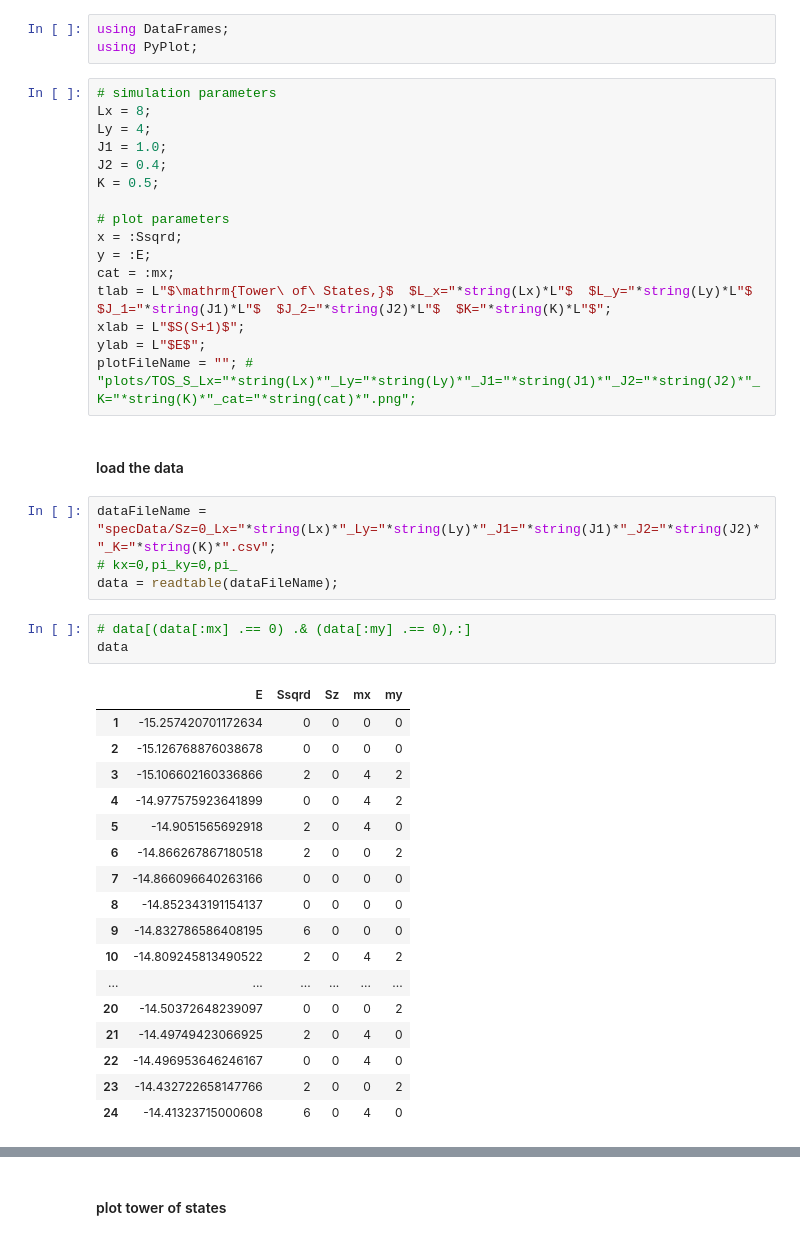
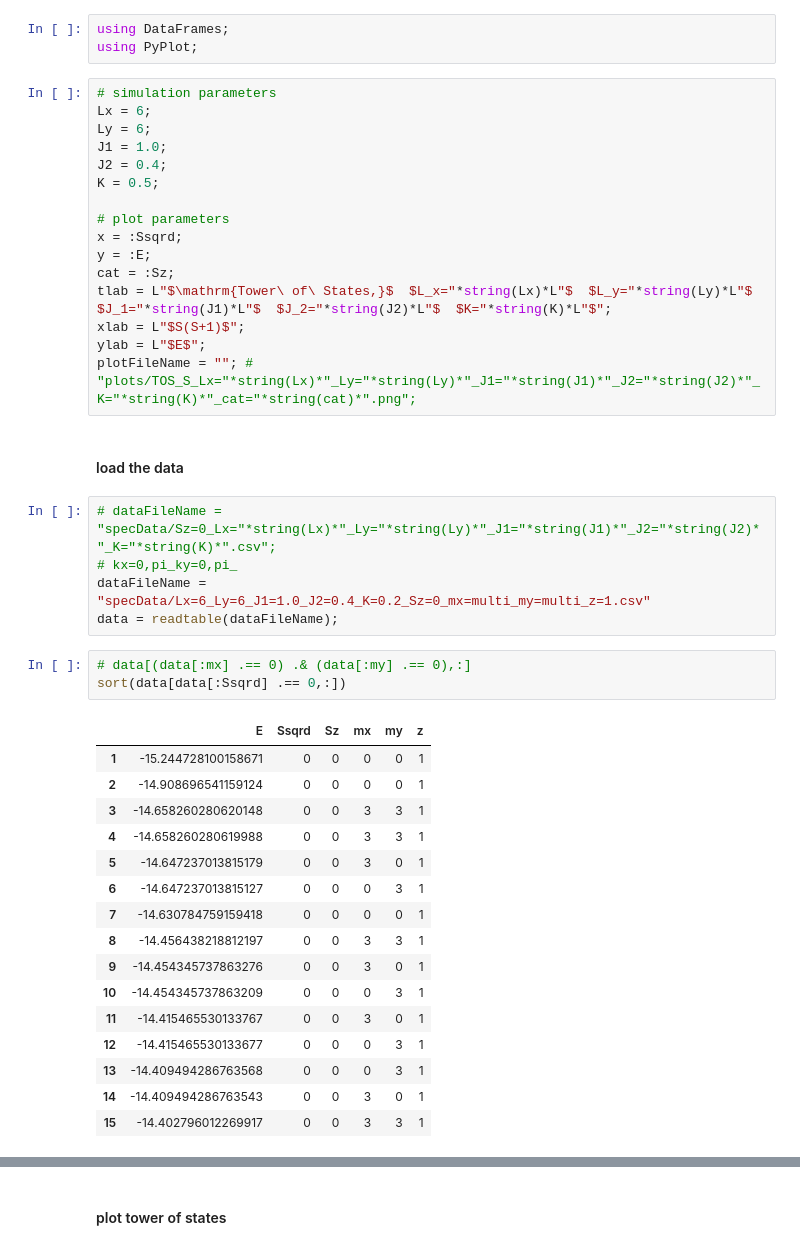
Before and after one commit to aormorningstar/HeisenbergED, a Jupyter notebook: analyseSpectralData.ipynb, the cells around one changed output, grey strips where cells are left out. Drawn from its saved outputs; the diff is of its cells as text.

```diff
--- a/analyseSpectralData.ipynb
+++ b/analyseSpectralData.ipynb
@@ -7,8 +7,8 @@ using DataFrames;
 using PyPlot;
 # %%
 # simulation parameters
-Lx = 8;
-Ly = 4;
+Lx = 6;
+Ly = 6;
 J1 = 1.0;
 J2 = 0.4;
 K = 0.5;
@@ -16,7 +16,7 @@ K = 0.5;
 # plot parameters
 x = :Ssqrd;
 y = :E;
-cat = :mx;
+cat = :Sz;
 tlab = L"$\mathrm{Tower\ of\ States,}$  $L_x="*string(Lx)*L"$  $L_y="*string(Ly)*L"$  $J_1="*string(J1)*L"$  $J_2="*string(J2)*L"$  $K="*string(K)*L"$";
 xlab = L"$S(S+1)$";
 ylab = L"$E$";
@@ -24,27 +24,27 @@ plotFileName = ""; # "plots/TOS_S_Lx="*string(Lx)*"_Ly="*string(Ly)*"_J1="*strin
 # %% [markdown]
 #### load the data
 # %%
-dataFileName = "specData/Sz=0_Lx="*string(Lx)*"_Ly="*string(Ly)*"_J1="*string(J1)*"_J2="*string(J2)*"_K="*string(K)*".csv";
+# dataFileName = "specData/Sz=0_Lx="*string(Lx)*"_Ly="*string(Ly)*"_J1="*string(J1)*"_J2="*string(J2)*"_K="*string(K)*".csv";
 # kx=0,pi_ky=0,pi_
+dataFileName = "specData/Lx=6_Ly=6_J1=1.0_J2=0.4_K=0.2_Sz=0_mx=multi_my=multi_z=1.csv"
 data = readtable(dataFileName);
 # %%
 # data[(data[:mx] .== 0) .& (data[:my] .== 0),:]
-data
+sort(data[data[:Ssqrd] .== 0,:])
 # %% [output]
-|  | E | Ssqrd | Sz | mx | my |
-| 1 | -15.257420701172634 | 0 | 0 | 0 | 0 |
-| 2 | -15.126768876038678 | 0 | 0 | 0 | 0 |
-| 3 | -15.106602160336866 | 2 | 0 | 4 | 2 |
-| 4 | -14.977575923641899 | 0 | 0 | 4 | 2 |
-| 5 | -14.9051565692918 | 2 | 0 | 4 | 0 |
-| 6 | -14.866267867180518 | 2 | 0 | 0 | 2 |
-| 7 | -14.866096640263166 | 0 | 0 | 0 | 0 |
-| 8 | -14.852343191154137 | 0 | 0 | 0 | 0 |
-| 9 | -14.832786586408195 | 6 | 0 | 0 | 0 |
-| 10 | -14.809245813490522 | 2 | 0 | 4 | 2 |
-| ... | ... | ... | ... | ... | ... |
-| 20 | -14.50372648239097 | 0 | 0 | 0 | 2 |
-| 21 | -14.49749423066925 | 2 | 0 | 4 | 0 |
-| 22 | -14.496953646246167 | 0 | 0 | 4 | 0 |
-| 23 | -14.432722658147766 | 2 | 0 | 0 | 2 |
-| 24 | -14.41323715000608 | 6 | 0 | 4 | 0 |
+|  | E | Ssqrd | Sz | mx | my | z |
+| 1 | -15.244728100158671 | 0 | 0 | 0 | 0 | 1 |
+| 2 | -14.908696541159124 | 0 | 0 | 0 | 0 | 1 |
+| 3 | -14.658260280620148 | 0 | 0 | 3 | 3 | 1 |
+| 4 | -14.658260280619988 | 0 | 0 | 3 | 3 | 1 |
+| 5 | -14.647237013815179 | 0 | 0 | 3 | 0 | 1 |
+| 6 | -14.647237013815127 | 0 | 0 | 0 | 3 | 1 |
+| 7 | -14.630784759159418 | 0 | 0 | 0 | 0 | 1 |
+| 8 | -14.456438218812197 | 0 | 0 | 3 | 3 | 1 |
+| 9 | -14.454345737863276 | 0 | 0 | 3 | 0 | 1 |
+| 10 | -14.454345737863209 | 0 | 0 | 0 | 3 | 1 |
+| 11 | -14.415465530133767 | 0 | 0 | 3 | 0 | 1 |
+| 12 | -14.415465530133677 | 0 | 0 | 0 | 3 | 1 |
+| 13 | -14.409494286763568 | 0 | 0 | 0 | 3 | 1 |
+| 14 | -14.409494286763543 | 0 | 0 | 3 | 0 | 1 |
+| 15 | -14.402796012269917 | 0 | 0 | 3 | 3 | 1 |
```
Also changed, not shown: parts of 3 cells of this notebook, 7 other files.
